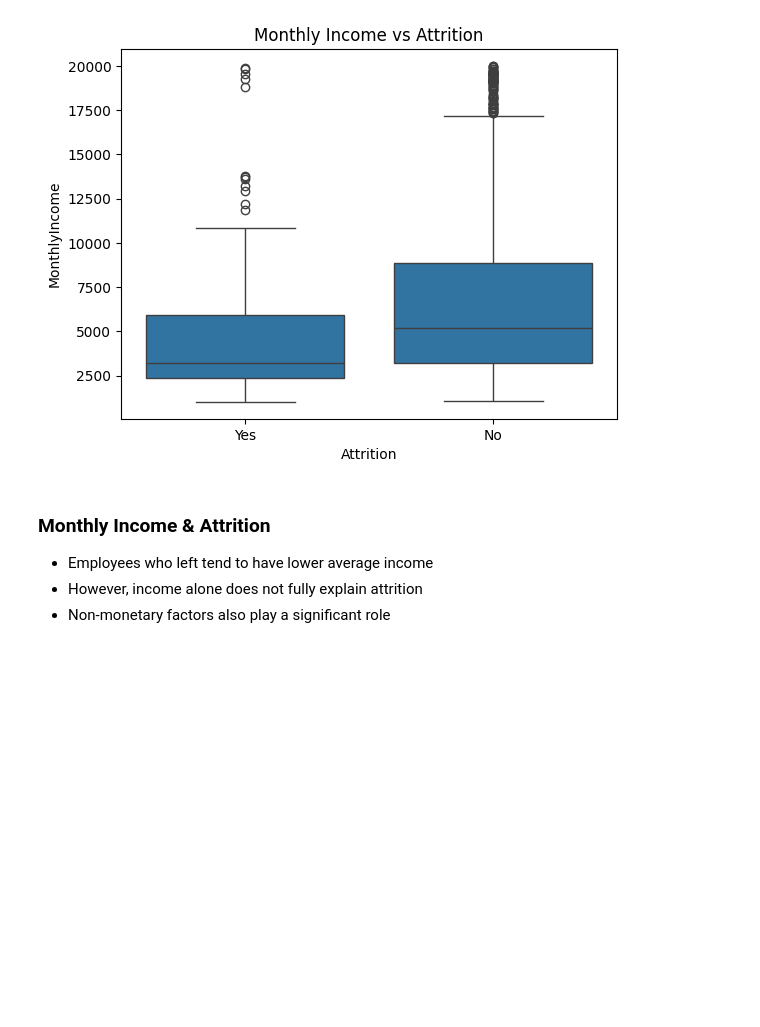
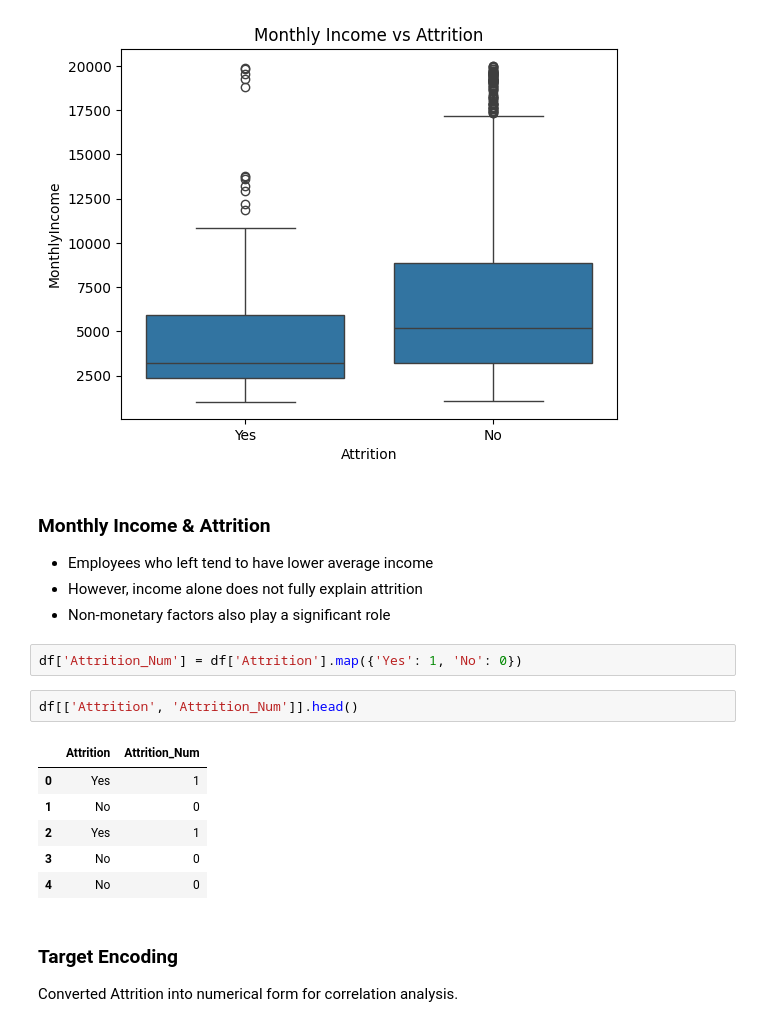
Before and after one commit to Nhowmitha-suresh/WorkSight-Explainable-Employee-Attrition-Risk-Intelligence, a Jupyter notebook: notebooks/01_data_understanding.ipynb, the cells around one changed output. Drawn from its saved outputs; the diff is of its cells as text; blank space fills up the shorter version.

```diff
--- a/notebooks/01_data_understanding.ipynb
+++ b/notebooks/01_data_understanding.ipynb
@@ -299,3 +280,17 @@ plt.show()
 - Employees who left tend to have lower average income
 - However, income alone does not fully explain attrition
 - Non-monetary factors also play a significant role
+# %%
+df['Attrition_Num'] = df['Attrition'].map({'Yes': 1, 'No': 0})
+# %%
+df[['Attrition', 'Attrition_Num']].head()
+# %% [output]
+|  | Attrition | Attrition_Num |
+| 0 | Yes | 1 |
+| 1 | No | 0 |
+| 2 | Yes | 1 |
+| 3 | No | 0 |
+| 4 | No | 0 |
+# %% [markdown]
+### Target Encoding
+Converted Attrition into numerical form for correlation analysis.
```
Also changed, not shown: parts of 8 cells of this notebook, 1 other file.
